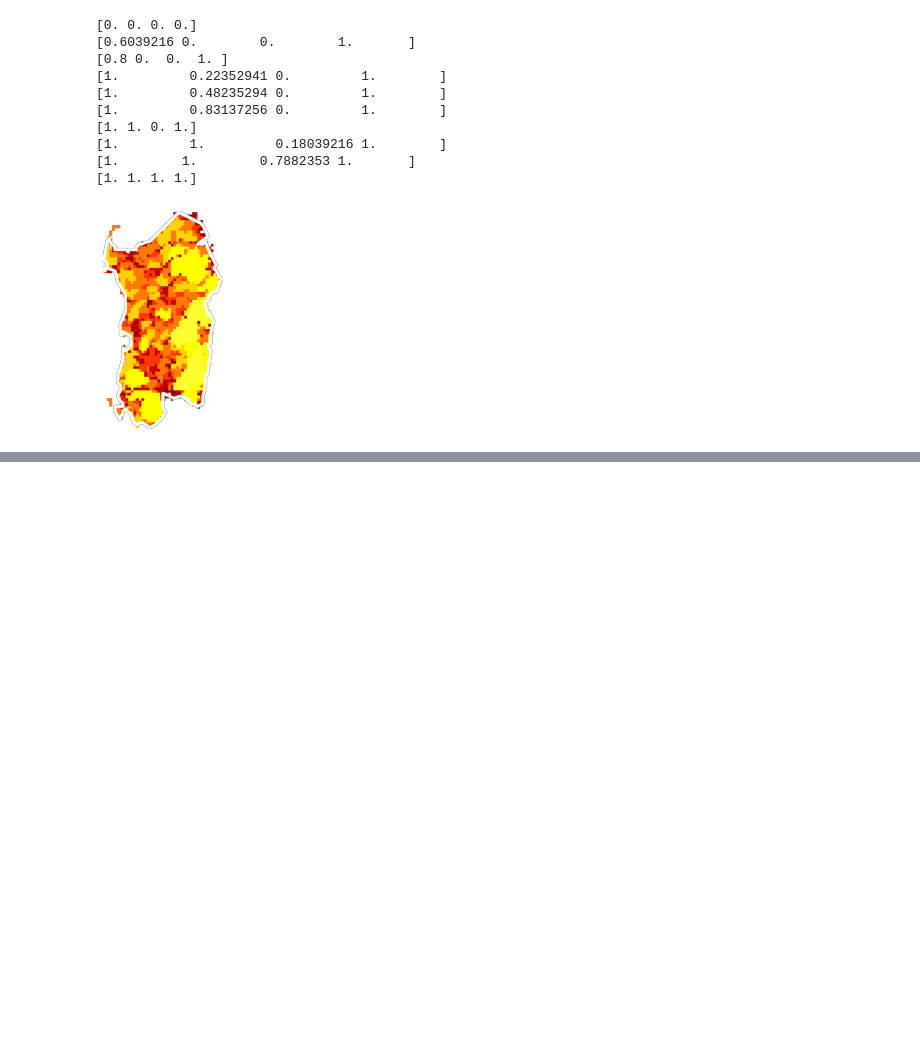
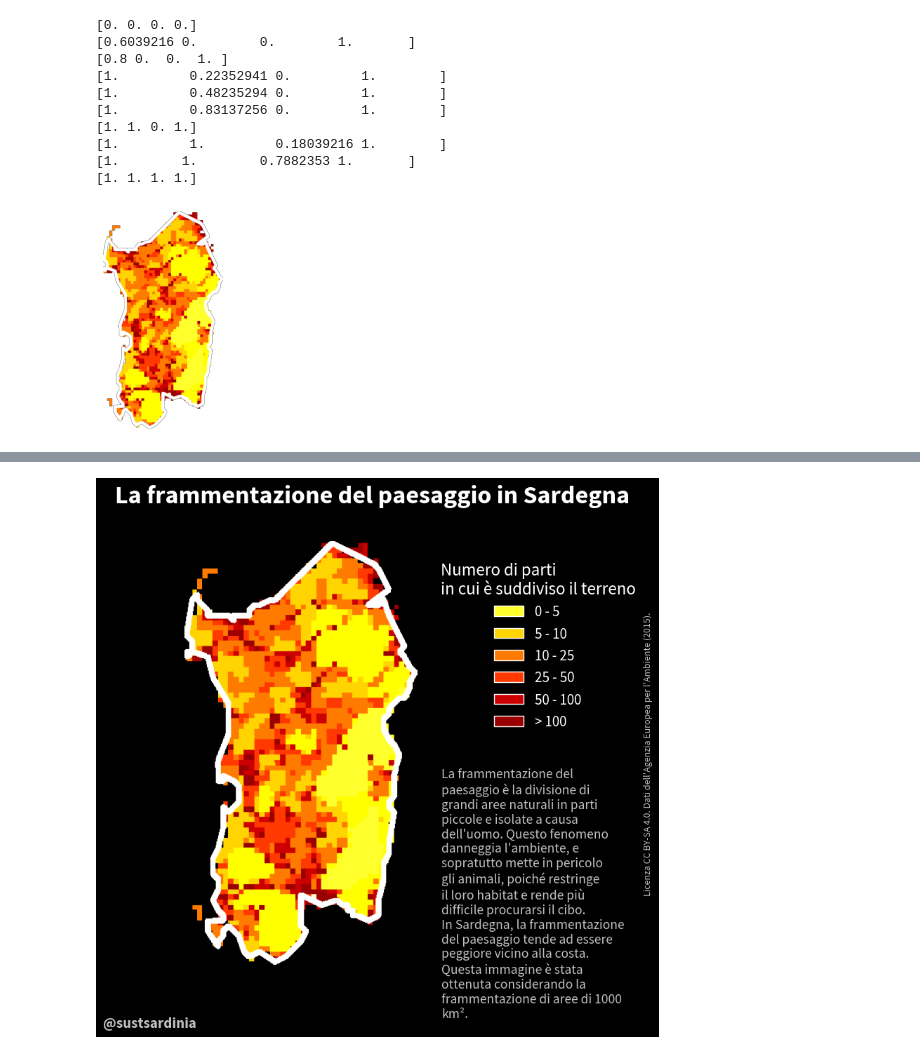
Before and after one commit to sustainablesardinia/various-infographics, a Jupyter notebook: landscape-fragmentation/LandscapeFragmentation.ipynb, the cells around one changed output, grey strips where cells are left out. Saved outputs shown, nothing was run; the diff lists cells and outputs as text; code cells hidden in the pictures; blank space fills up the shorter version.

```diff
--- a/landscape-fragmentation/LandscapeFragmentation.ipynb
+++ b/landscape-fragmentation/LandscapeFragmentation.ipynb
@@ -170,0 +187,11 @@ _plot_whole_infographic(
+# %%
+_plot_whole_infographic(
+    title="La frammentazione del paesaggio in Sardegna",
+    legend_title="Numero di parti\nin cui è suddiviso il terreno",
+    description="La frammentazione del paesaggio è la divisione di grandi aree naturali in parti piccole e isolate a causa dell'uomo. Questo fenomeno danneggia l'ambiente, e sopratutto mette in pericolo gli animali, poiché restringe il loro habitat e rende più difficile procurarsi il cibo. In Sardegna, la frammentazione del paesaggio tende ad essere peggiore vicino alla costa. Questa immagine è stata ottenuta considerando la frammentazione di aree di 1000 km².",
+    info="Licenza CC BY-SA 4.0. Dati dell'Agenzia Europea per l'Ambiente (2015).",
+    horizontal_offset_description=-0.027
+)
+plt.savefig("figures/ita.png")
+# %% [output]
+[figure, added]
```
Also changed, not shown: parts of 8 cells of this notebook, 4 other files.
